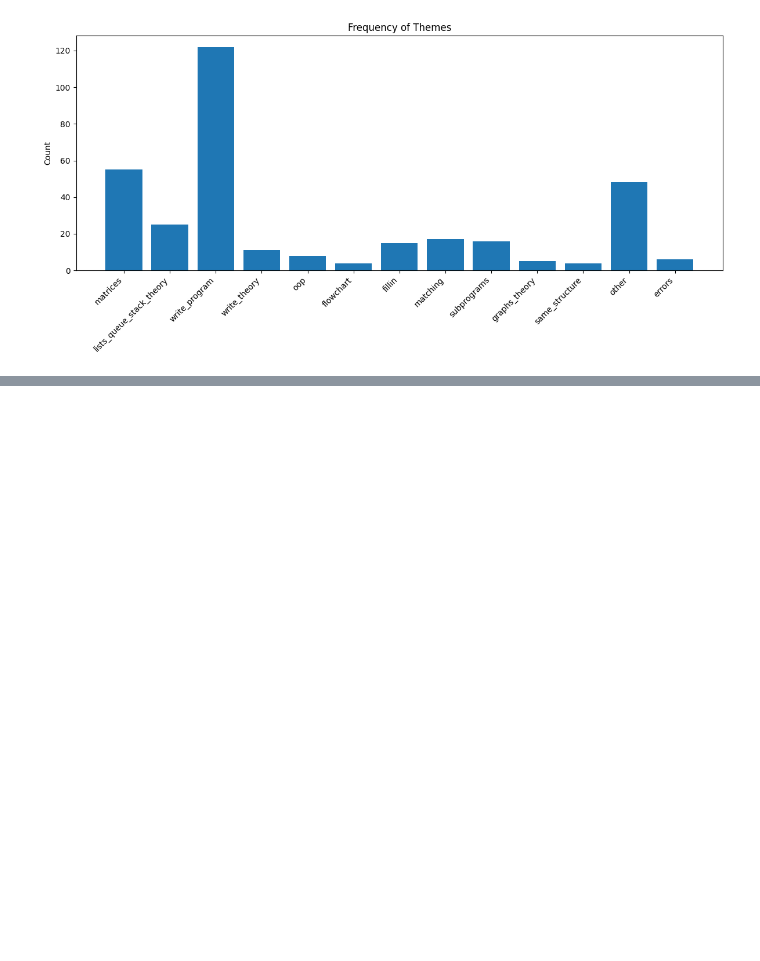
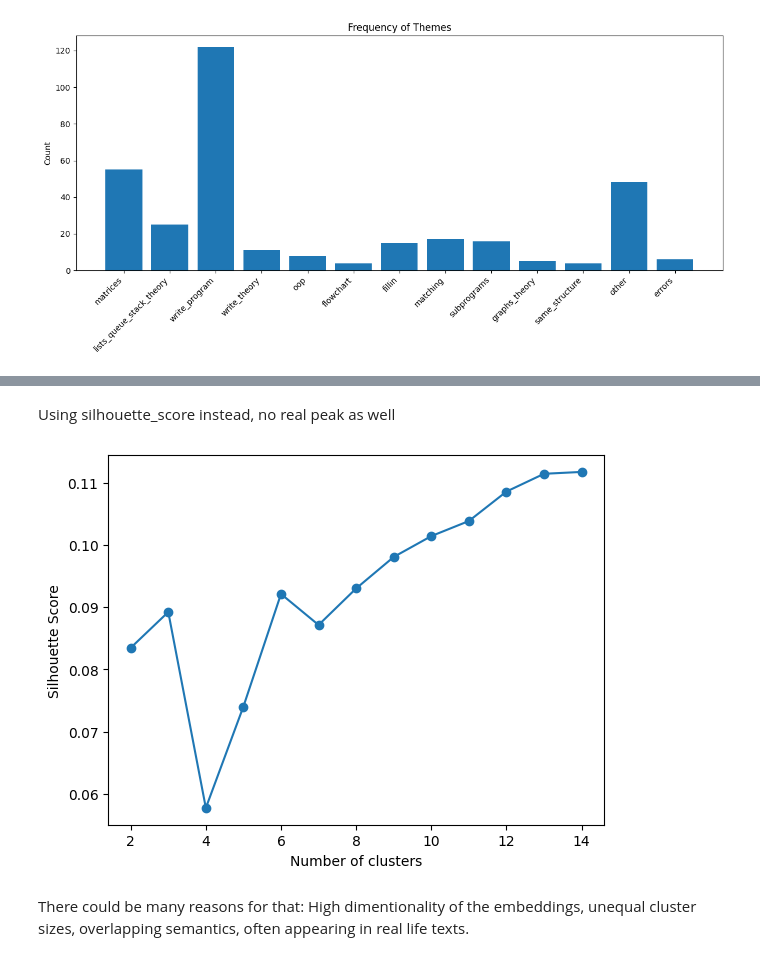
Before and after one commit to DinaKyr/aepp-panellinies-themes-frequency, a Jupyter notebook: aepp_freq.ipynb, the cells around one changed output, grey strips where cells are left out. Saved outputs shown, nothing was run; the diff lists cells and outputs as text; code cells hidden in the pictures; blank space fills up the shorter version.

```diff
--- a/aepp_freq.ipynb
+++ b/aepp_freq.ipynb
@@ -256,0 +295,22 @@ print(len(other_exercises))
+# %% [markdown]
+Using silhouette_score instead, no real peak as well
+# %%
+from sklearn.metrics import silhouette_score
+
+sil_scores = []
+K = range(2, 15)
+
+for k in K:
+    km = KMeans(n_clusters=k, n_init=300, random_state=42)
+    labels = km.fit_predict(embeddings)
+    sil_scores.append(silhouette_score(embeddings, labels))
+
+import matplotlib.pyplot as plt
+plt.plot(K, sil_scores, marker='o')
+plt.xlabel("Number of clusters")
+plt.ylabel("Silhouette Score")
+plt.show()
+# %% [output]
+[figure, added]
+# %% [markdown]
+There could be many reasons for that: High dimentionality of the embeddings, unequal cluster sizes, overlapping semantics, often appearing in real life texts.
```
Also changed, not shown: parts of 5 cells of this notebook.
